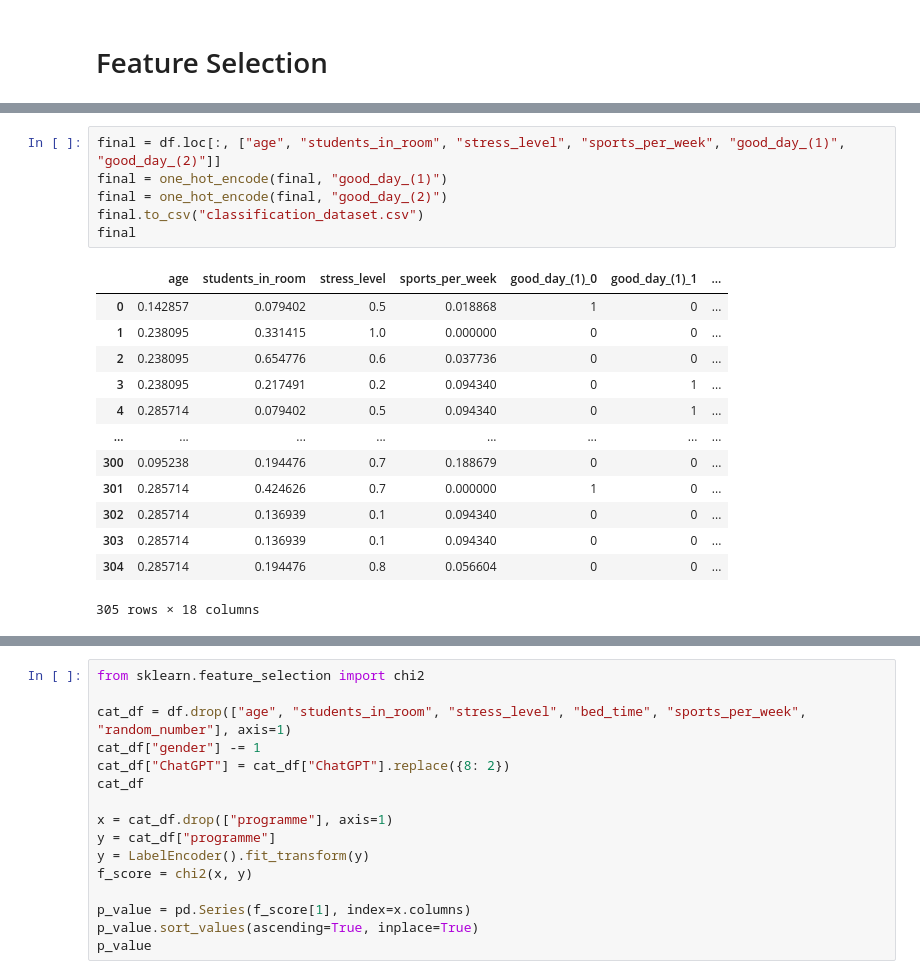
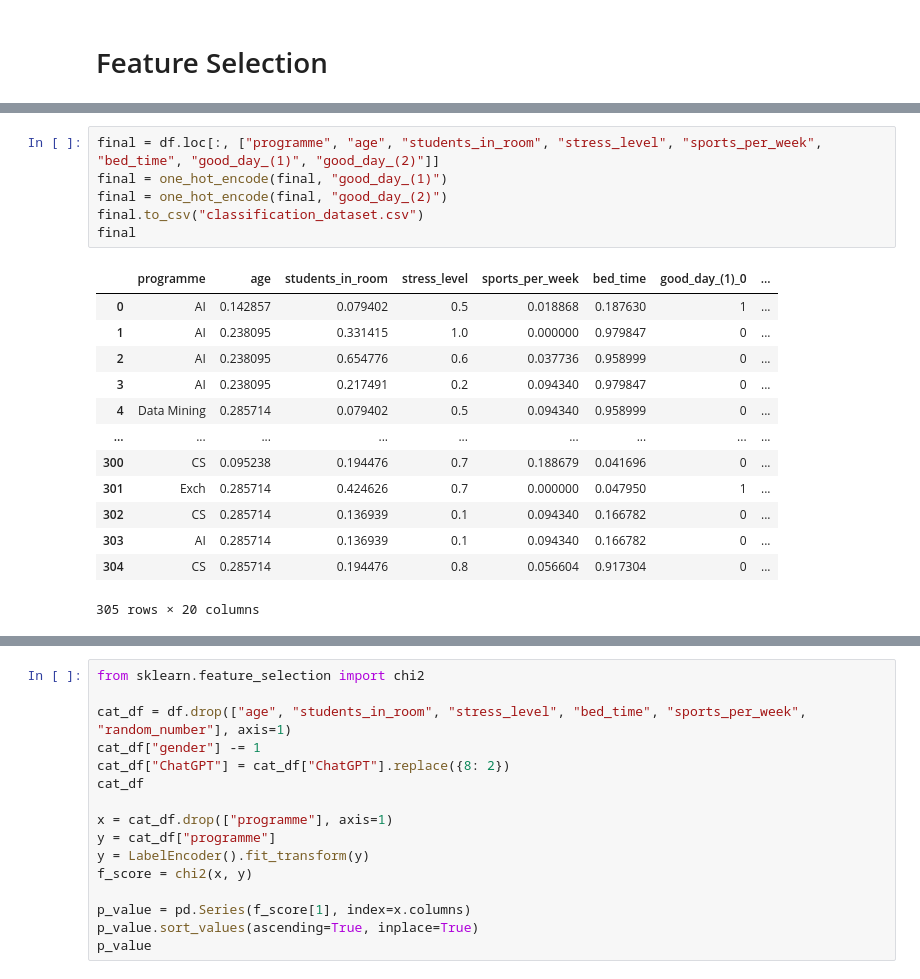
Before and after one commit to Mohammed-majeed/DMT_VU, a Jupyter notebook: DMT_Assignment_1 Task 1C.ipynb, the cells around one changed output, grey strips where cells are left out. Drawn from its saved outputs; the diff is of its cells as text.

Commit message:
Fixed classification dataset

```diff
--- a/DMT_Assignment_1 Task 1C.ipynb
+++ b/DMT_Assignment_1 Task 1C.ipynb
@@ -209,24 +208,24 @@ x_train
 213 rows × 19 columns
-# %%
-final = df.loc[:, ["age", "students_in_room", "stress_level", "sports_per_week", "good_day_(1)", "good_day_(2)"]]
-final = one_hot_encode(final, "good_day_(1)")
-final = one_hot_encode(final, "good_day_(2)")
-final.to_csv("classification_dataset.csv")
-final
-# %% [output]
-|  | age | students_in_room | stress_level | sports_per_week | good_day_(1)_0 | good_day_(1)_1 | ... |
-| 0 | 0.142857 | 0.079402 | 0.5 | 0.018868 | 1 | 0 | ... |
-| 1 | 0.238095 | 0.331415 | 1.0 | 0.000000 | 0 | 0 | ... |
-| 2 | 0.238095 | 0.654776 | 0.6 | 0.037736 | 0 | 0 | ... |
-| 3 | 0.238095 | 0.217491 | 0.2 | 0.094340 | 0 | 1 | ... |
-| 4 | 0.285714 | 0.079402 | 0.5 | 0.094340 | 0 | 1 | ... |
-| ... | ... | ... | ... | ... | ... | ... | ... |
-| 300 | 0.095238 | 0.194476 | 0.7 | 0.188679 | 0 | 0 | ... |
-| 301 | 0.285714 | 0.424626 | 0.7 | 0.000000 | 1 | 0 | ... |
-| 302 | 0.285714 | 0.136939 | 0.1 | 0.094340 | 0 | 0 | ... |
-| 303 | 0.285714 | 0.136939 | 0.1 | 0.094340 | 0 | 0 | ... |
-| 304 | 0.285714 | 0.194476 | 0.8 | 0.056604 | 0 | 0 | ... |
-305 rows × 18 columns
+# %%
+final = df.loc[:, ["programme", "age", "students_in_room", "stress_level", "sports_per_week", "bed_time", "good_day_(1)", "good_day_(2)"]]
+final = one_hot_encode(final, "good_day_(1)")
+final = one_hot_encode(final, "good_day_(2)")
+final.to_csv("classification_dataset.csv")
+final
+# %% [output]
+|  | programme | age | students_in_room | stress_level | sports_per_week | bed_time | good_day_(1)_0 | ... |
+| 0 | AI | 0.142857 | 0.079402 | 0.5 | 0.018868 | 0.187630 | 1 | ... |
+| 1 | AI | 0.238095 | 0.331415 | 1.0 | 0.000000 | 0.979847 | 0 | ... |
+| 2 | AI | 0.238095 | 0.654776 | 0.6 | 0.037736 | 0.958999 | 0 | ... |
+| 3 | AI | 0.238095 | 0.217491 | 0.2 | 0.094340 | 0.979847 | 0 | ... |
+| 4 | Data Mining | 0.285714 | 0.079402 | 0.5 | 0.094340 | 0.958999 | 0 | ... |
+| ... | ... | ... | ... | ... | ... | ... | ... | ... |
+| 300 | CS | 0.095238 | 0.194476 | 0.7 | 0.188679 | 0.041696 | 0 | ... |
+| 301 | Exch | 0.285714 | 0.424626 | 0.7 | 0.000000 | 0.047950 | 1 | ... |
+| 302 | CS | 0.285714 | 0.136939 | 0.1 | 0.094340 | 0.166782 | 0 | ... |
+| 303 | AI | 0.285714 | 0.136939 | 0.1 | 0.094340 | 0.166782 | 0 | ... |
+| 304 | CS | 0.285714 | 0.194476 | 0.8 | 0.056604 | 0.917304 | 0 | ... |
+305 rows × 20 columns
 # %%
 from sklearn.tree import export_graphviz
 from io import StringIO
```
Also changed, not shown: parts of 5 cells of this notebook, 3 other files.
